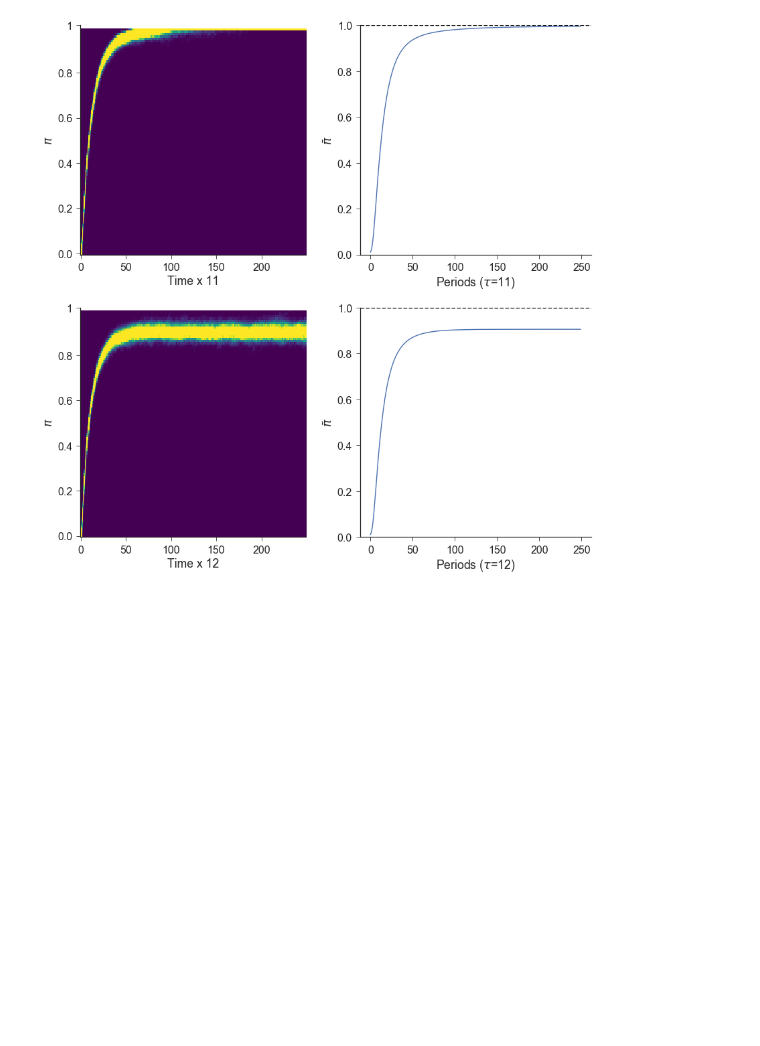
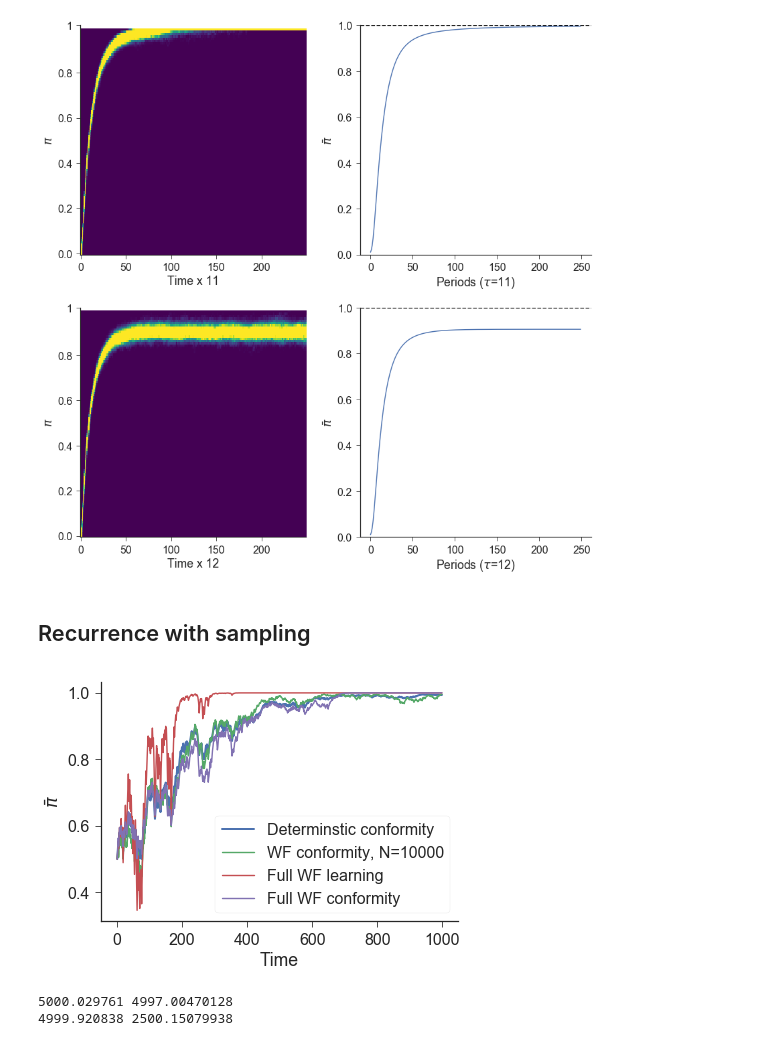
Before and after one commit to yoavram/Milpitas, a Jupyter notebook: notebooks/recurrence.ipynb, the cells around one changed output. Drawn from its saved outputs; the diff is of its cells as text; code cells hidden in the pictures; blank space fills up the shorter version.

Commit message:
conformity model comparison to Xue model

```diff
--- a/notebooks/recurrence.ipynb
+++ b/notebooks/recurrence.ipynb
@@ -577,3 +577,55 @@ True
 False
 0.909873347612
 [figure]
+# %% [markdown]
+## Recurrence with sampling
+# %%
+N = 10000
+ρ = η = 0.1
+n = 1000
+W = 2
+w = 1
+x0 = 0.5
+ε = np.zeros(n)
+ε[np.random.random(n) > 0.65] = 1
+
+x = np.empty(n, dtype=float)
+x[0] = x0
+y = np.empty(n, dtype=float)
+y[0] = x0
+
+for t in range(1, n):
+    if ε[t-1] == 0:
+        ωA, ωB = W, w
+    else:
+        ωA, ωB = w, W
+    x[t] = recurrence(x[t-1], η, ωA, ωB)
+    y[t] = recurrence(y[t-1], η, ωA, ωB)
+    if N > 0:
+        x[t] = beta_binomial_rand(N, int(N*x[t]), int(N*(1-x[t]))) / N
+# %%
+πη = simulation(N, n, η, -1, W, w, lambda N: np.ones(N)*x0, ε)
+πρ = simulation(N, n, -1, ρ, W, w, lambda N: np.ones(N)*x0, ε)
+# %%
+plt.plot(y, lw=2, label='Determinstic conformity')
+plt.plot(x, label='WF conformity, N={}'.format(N))
+plt.plot(πη.mean(axis=1), label='Full WF learning')
+plt.plot(πρ.mean(axis=1), label='Full WF conformity')
+# plt.xlim(0, 1000)
+plt.legend(frameon=True)
+plt.ylabel(r'$\bar{\pi}$')
+# plt.ylim(0.45,1)
+plt.xlabel('Time')
+sns.despine()
+# %% [output]
+[figure, added]
+# %%
+α, β = N//2, N - N//2
+p = np.random.beta(α, β, 1000000)
+X = np.random.binomial(N, p)
+Y = np.random.binomial(N, 0.5, size=1000000)
+print(X.mean(), X.var())
+print(Y.mean(), Y.var())
+# %% [output]
+5000.029761 4997.00470128
+4999.920838 2500.15079938
```
Also changed, not shown: parts of 3 cells of this notebook.
